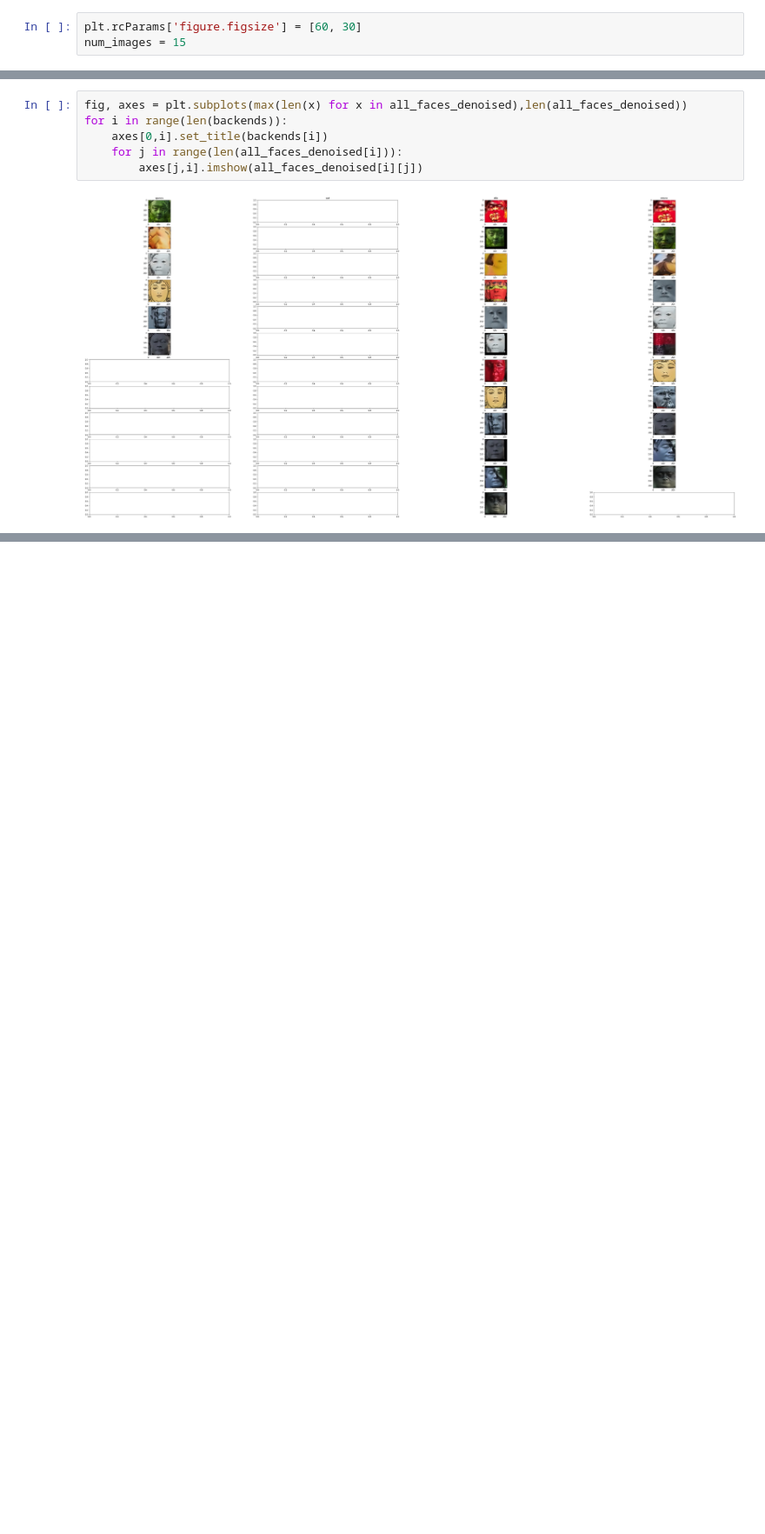
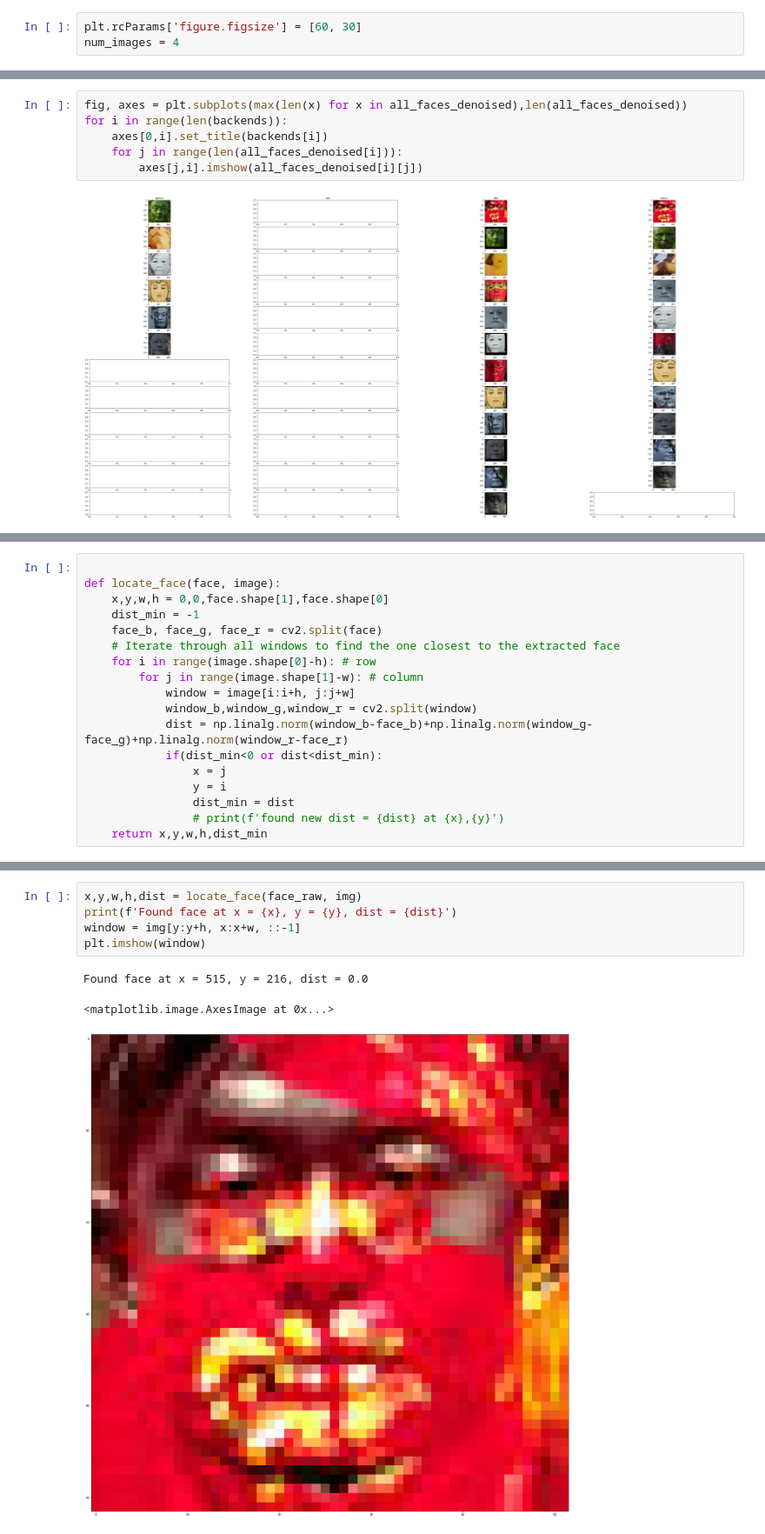
Before and after one commit to HsingTang/ece588-f20-invisible-man, a Jupyter notebook: src/test_face_detection.ipynb, the cells around one changed output, grey strips where cells are left out. Shown at 87% size. Drawn from its saved outputs; the diff is of its cells as text; blank space fills up the shorter version.

```diff
--- a/src/test_face_detection.ipynb
+++ b/src/test_face_detection.ipynb
@@ -11,4 +10,4 @@ cwd = os.getcwd()
 path = cwd+'/../data/IM_'
 # %%
 plt.rcParams['figure.figsize'] = [60, 30]
-num_images = 15
+num_images = 4
@@ -145,0 +118,18 @@ for i in range(len(backends)):
+# %%
+
+def locate_face(face, image):
+    x,y,w,h = 0,0,face.shape[1],face.shape[0]
+    dist_min = -1
+    face_b, face_g, face_r = cv2.split(face)
+    # Iterate through all windows to find the one closest to the extracted face
+    for i in range(image.shape[0]-h): # row
+        for j in range(image.shape[1]-w): # column
+            window = image[i:i+h, j:j+w]
+            window_b,window_g,window_r = cv2.split(window)
+            dist = np.linalg.norm(window_b-face_b)+np.linalg.norm(window_g-face_g)+np.linalg.norm(window_r-face_r)
+            if(dist_min<0 or dist<dist_min):
+                x = j
+                y = i
+                dist_min = dist
+                # print(f'found new dist = {dist} at {x},{y}')
+    return x,y,w,h,dist_min
@@ -145,0 +157,9 @@ for i in range(len(backends)):
+# %%
+x,y,w,h,dist = locate_face(face_raw, img)
+print(f'Found face at x = {x}, y = {y}, dist = {dist}')
+window = img[y:y+h, x:x+w, ::-1]
+plt.imshow(window)
+# %% [output]
+Found face at x = 515, y = 216, dist = 0.0
+<matplotlib.image.AxesImage at 0x...>
+[figure, added]
```
Also changed, not shown: parts of 10 cells of this notebook, 28 other files.
